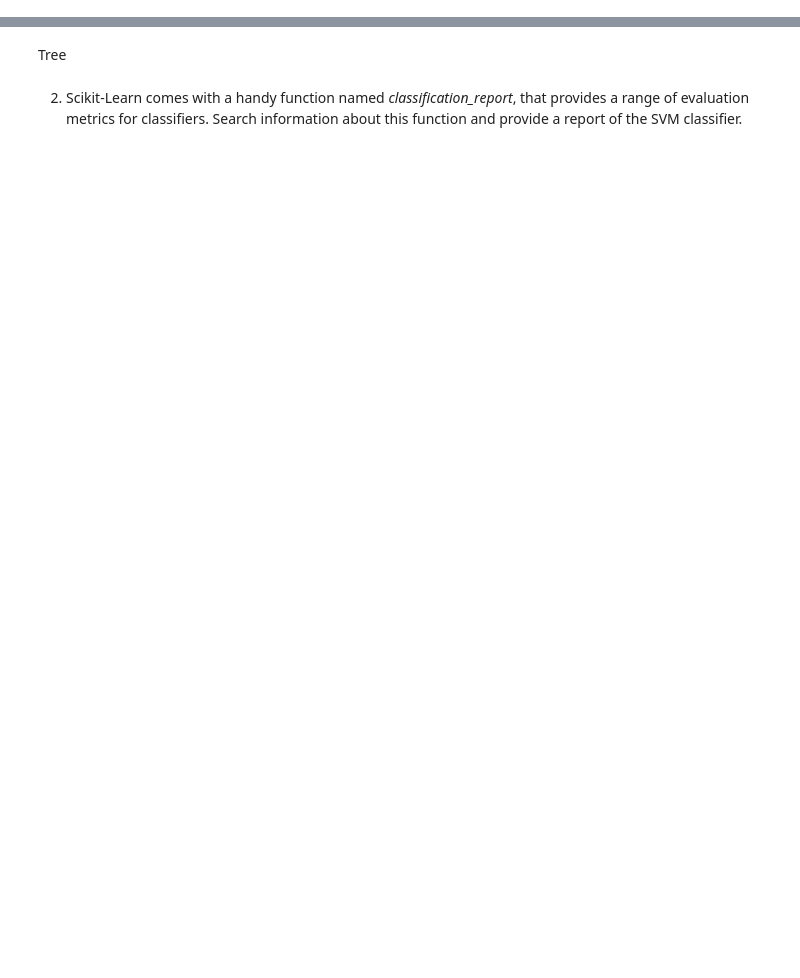
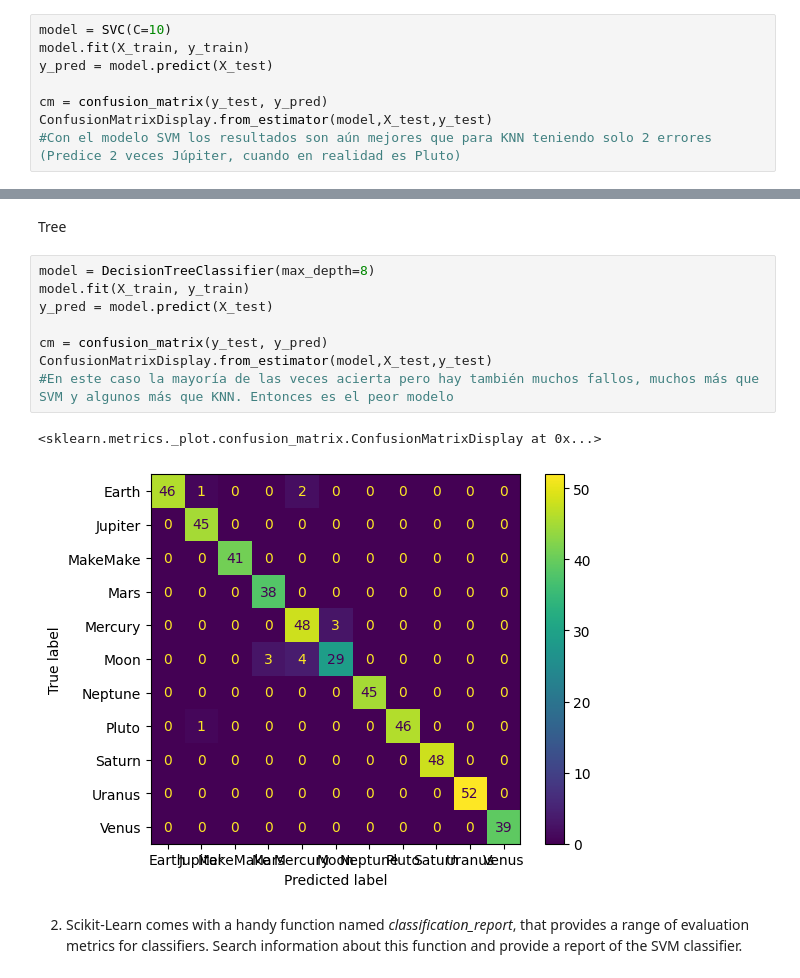
Before and after one commit to javant23423/mariamtortola, a Jupyter notebook: assignments/planets/planets.ipynb, the cells around one changed output, grey strips where cells are left out. Cells and saved outputs as stored; diff of their text form; blank space fills up the shorter version.

```diff
--- a/assignments/planets/planets.ipynb
+++ b/assignments/planets/planets.ipynb
@@ -683,2 +723,10 @@ KNN
 # %% [markdown]
 SVM
+# %%
+model = SVC(C=10)
+model.fit(X_train, y_train)
+y_pred = model.predict(X_test)
+
+cm = confusion_matrix(y_test, y_pred)
+ConfusionMatrixDisplay.from_estimator(model,X_test,y_test)
+#Con el modelo SVM los resultados son aún mejores que para KNN teniendo solo 2 errores (Predice 2 veces Júpiter, cuando en realidad es Pluto)
@@ -685,4 +736,15 @@ SVM
 # %% [markdown]
 Tree
+# %%
+model = DecisionTreeClassifier(max_depth=8)
+model.fit(X_train, y_train)
+y_pred = model.predict(X_test)
+
+cm = confusion_matrix(y_test, y_pred)
+ConfusionMatrixDisplay.from_estimator(model,X_test,y_test)
+#En este caso la mayoría de las veces acierta pero hay también muchos fallos, muchos más que SVM y algunos más que KNN. Entonces es el peor modelo
+# %% [output]
+<sklearn.metrics._plot.confusion_matrix.ConfusionMatrixDisplay at 0x...>
+[figure, added]
 # %% [markdown]
 2. Scikit-Learn comes with a handy function named *classification_report*, that provides a range of evaluation metrics for classifiers. Search information about this function and provide a report of the SVM classifier.
```
Also changed, not shown: parts of 9 cells of this notebook.
